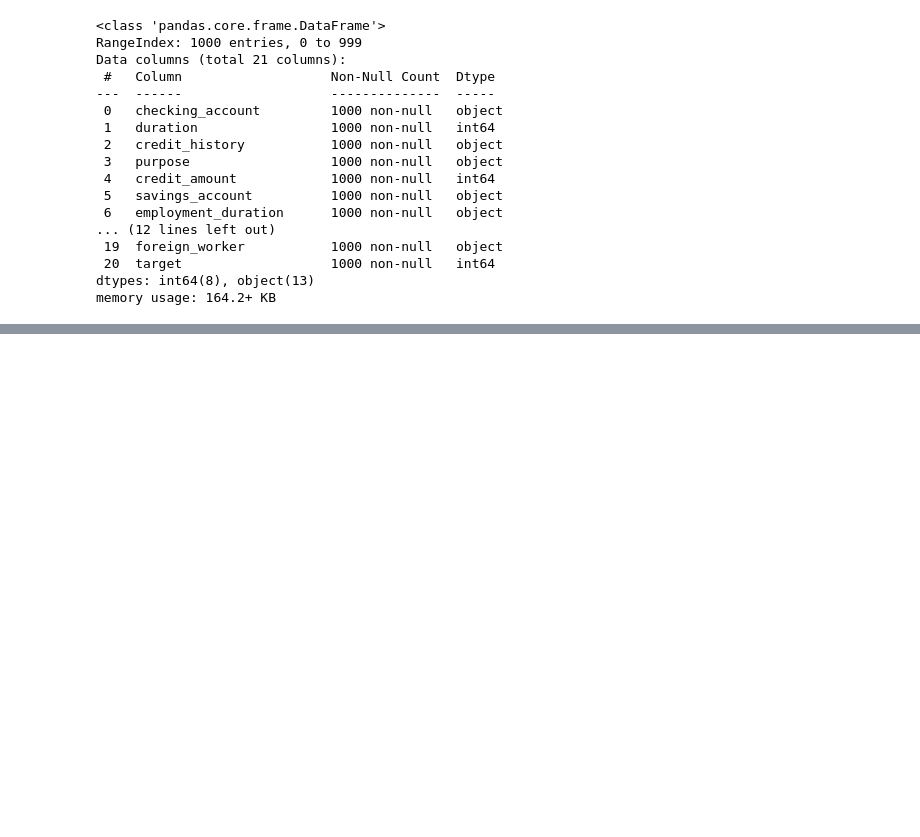
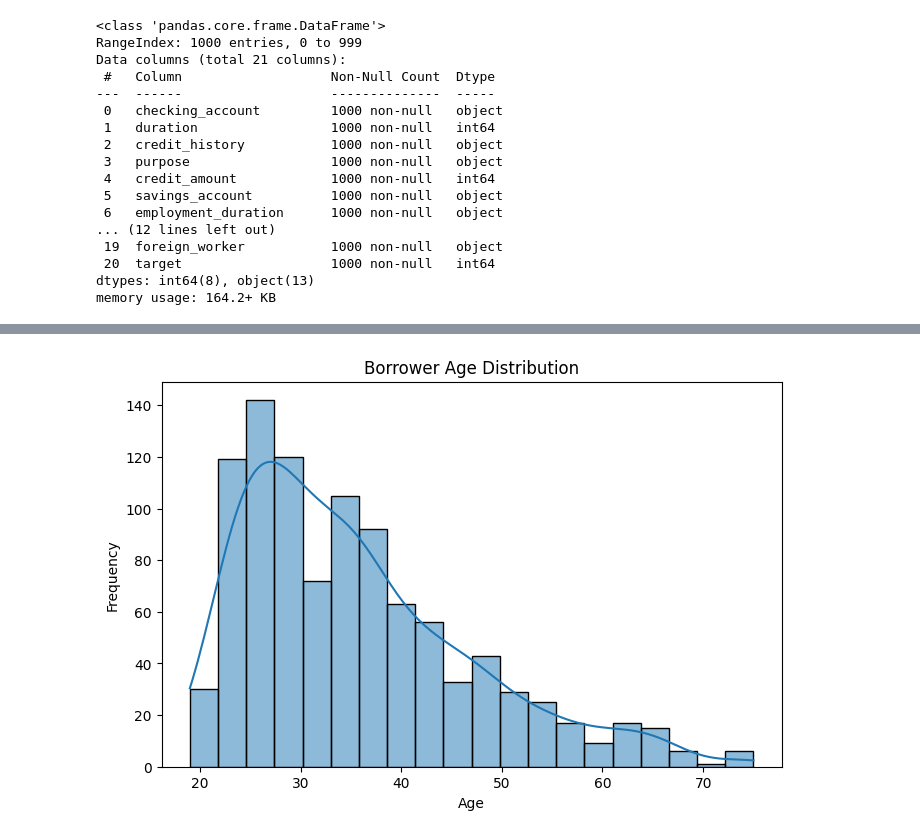
Before and after one commit to OkyereBiew/bayesian-credit-risk-simulator, a Jupyter notebook: notebooks/01_data_exploration.ipynb, the cells around one changed output, grey strips where cells are left out. Saved outputs shown, nothing was run; the diff lists cells and outputs as text; code cells hidden in the pictures; blank space fills up the shorter version.

```diff
--- a/notebooks/01_data_exploration.ipynb
+++ b/notebooks/01_data_exploration.ipynb
@@ -102,0 +181,16 @@ memory usage: 164.2+ KB
+# %%
+plt.figure(figsize=(8,5))
+
+sns.histplot(
+    df["age"],
+    bins=20,
+    kde=True
+)
+
+plt.title("Borrower Age Distribution")
+plt.xlabel("Age")
+plt.ylabel("Frequency")
+
+plt.show()
+# %% [output]
+[figure, added]
```
Also changed, not shown: parts of 10 cells of this notebook.
